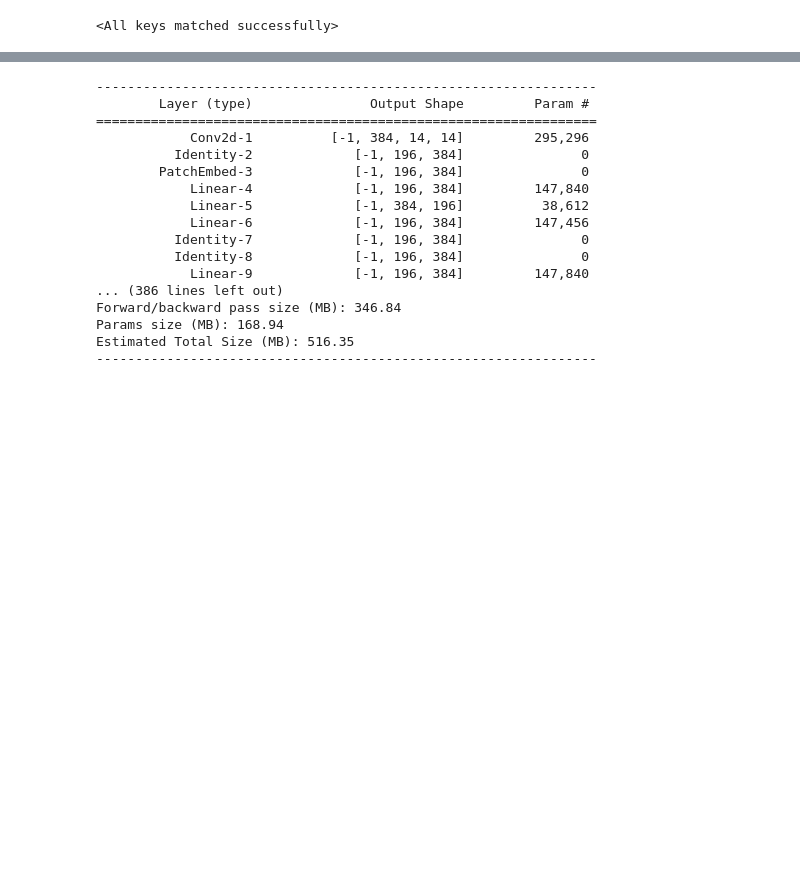
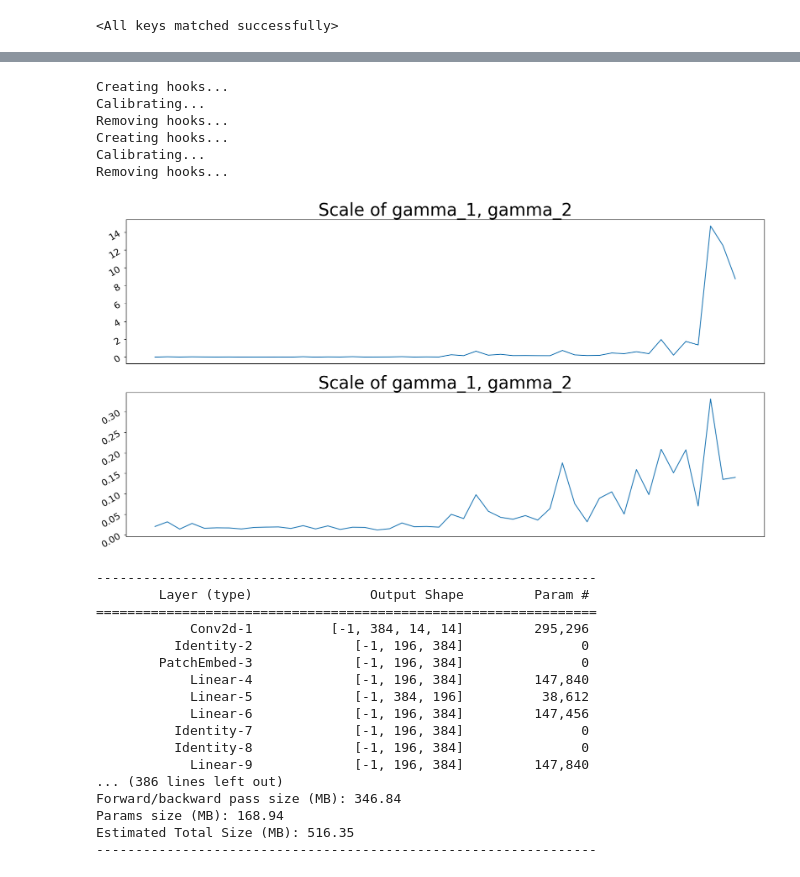
Before and after one commit to scott306lr/ResMLP_QAT, a Jupyter notebook: model_analyze.ipynb, the cells around one changed output, grey strips where cells are left out. Cells and saved outputs as stored; diff of their text form; code cells hidden in the pictures; blank space fills up the shorter version.

```diff
--- a/model_analyze.ipynb
+++ b/model_analyze.ipynb
@@ -65,3 +60,32 @@ Calibrate: [20/21]      Time  0.258 ( 1.952)
+# %%
+# model = resmlp_24(pretrained=True).eval()
+fig, ax = plt.subplots(2,1, figsize=(20, 10))
+ax[0].get_xaxis().set_visible(False)
+ax[1].get_xaxis().set_visible(False)
+
+# model.cuda()
+# model_norm.cuda()
+model.cpu()
+model_norm.cpu()
+labels, data = scale_plot(model, 0, 23, show_layers=["gamma_1", "gamma_2"], name='Scale of gamma_1, gamma_2', ax=ax[0])
+for label in (ax[0].get_xticklabels() + ax[0].get_yticklabels()):
+    label.set_fontsize(16)
+ax[0].plot(labels, data)
+add_value_labels(ax[0], skip_cnt=1, precision=2)
+
+labels, data = scale_plot(model_norm, 0, 23, show_layers=["gamma_1", "gamma_2"], name='Scale of gamma_1, gamma_2', ax=ax[1])
+for label in (ax[1].get_xticklabels() + ax[1].get_yticklabels()):
+    label.set_fontsize(16)
+ax[1].plot(labels, data)
+add_value_labels(ax[1], skip_cnt=1, precision=2)
+# %% [output]
+Creating hooks...
+Calibrating...
+Removing hooks...
+Creating hooks...
+Calibrating...
+Removing hooks...
+[figure, added]
 # %%
 model = resmlp_24(pretrained=True).eval()
 fig, ax = plt.subplots(2,1, figsize=(20, 10))
```
Also changed, not shown: parts of 45 cells of this notebook, 1 other file.
